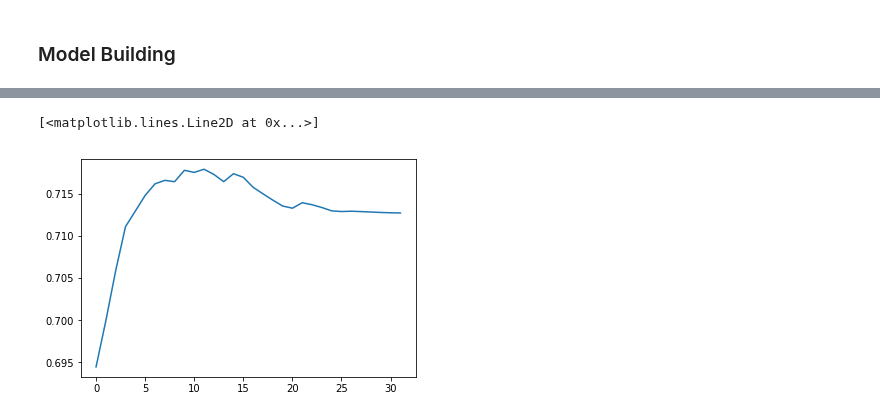
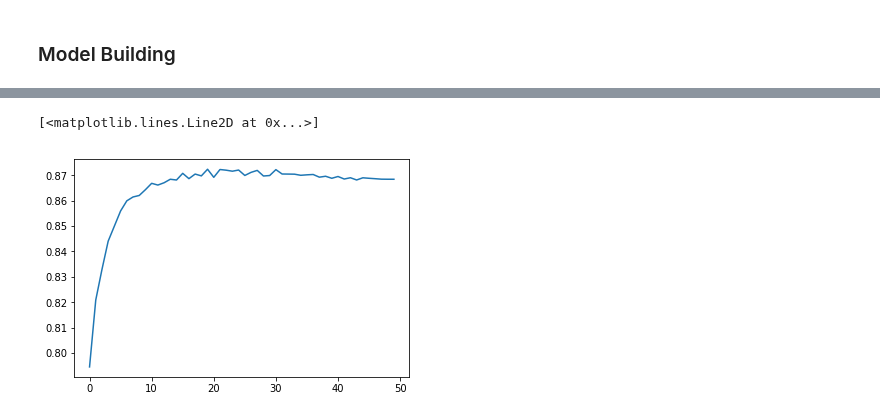
Before and after one commit to wenshuoliu/DLproj, a Jupyter notebook: NRD/Wenyi/GloVe_supervise.ipynb, the cells around one changed output, grey strips where cells are left out. Saved outputs shown, nothing was run; the diff lists cells and outputs as text; code cells hidden in the pictures.

Commit message:
NRD: supervised embedding.

```diff
--- a/NRD/Wenyi/GloVe_supervise.ipynb
+++ b/NRD/Wenyi/GloVe_supervise.ipynb
@@ -139,7 +141,7 @@ set(train_df0.HADM_ID).intersection(set(tst_df.HADM_ID)), len(train_df0), len(ts
 # %%
 from glove import Glove
 # %%
-code_embed_dim=100
+code_embed_dim=30
 count_cap=20
 # %%
 g = Glove(input_dim=len(code_cat), embedding_dim=code_embed_dim, count_cap=count_cap)
@@ -177,7 +201,7 @@ batchsize_ratio = 12
 # %%
 class DoubleBatchGenerator(Sequence):
     'Generates data from two datasets'
-    def __init__(self, cooccur_df, readm_df, readm_batchsize=512, batchsize_ratio=4, shuffle=True, scaling_factor=0.75,
+    def __init__(self, cooccur_df, readm_df, readm_batchsize=512, batchsize_ratio=16, shuffle=True, scaling_factor=0.75,
                 count_cap=20):
         '''Initialization
         Here coocur_df and readm_df need to have integer index from 0, i.e. they need to reset_index()'''
@@ -322,5 +345,5 @@ model.compile(loss={'readm':'categorical_crossentropy', 'cooccur':loss_cooccur},
 # %%
 auccheckpoint = AUCCheckPoint(filepath=model_path+'embeding_nn_temp'+str(job_index)+'.h5', validation_x=val_x, validation_y=val_y,
-                              auc_output_idx=0)
+                              auc_output_idx=[0])
 reduce_lr = ReduceLROnPlateau(monitor='val_loss', factor=0.2, patience=10, min_lr=K.epsilon())
 #earlystop = EarlyStopping(monitor='val_loss', patience=20)
@@ -339,8 +383,8 @@ plt.plot(hist.history['val_loss'])
 # %%
-plt.plot(auccheckpoint.auc_history)
+plt.plot(auccheckpoint.auc_history['readm'])
 # %% [output]
 [<matplotlib.lines.Line2D at 0x...>]
-[figure, old version]
+[figure, new version]
 # %%
 model.load_weights(model_path+'embeding_nn_temp'+str(job_index)+'.h5')
 # %%
```
Also changed, not shown: parts of 15 cells of this notebook, 38 other files.
